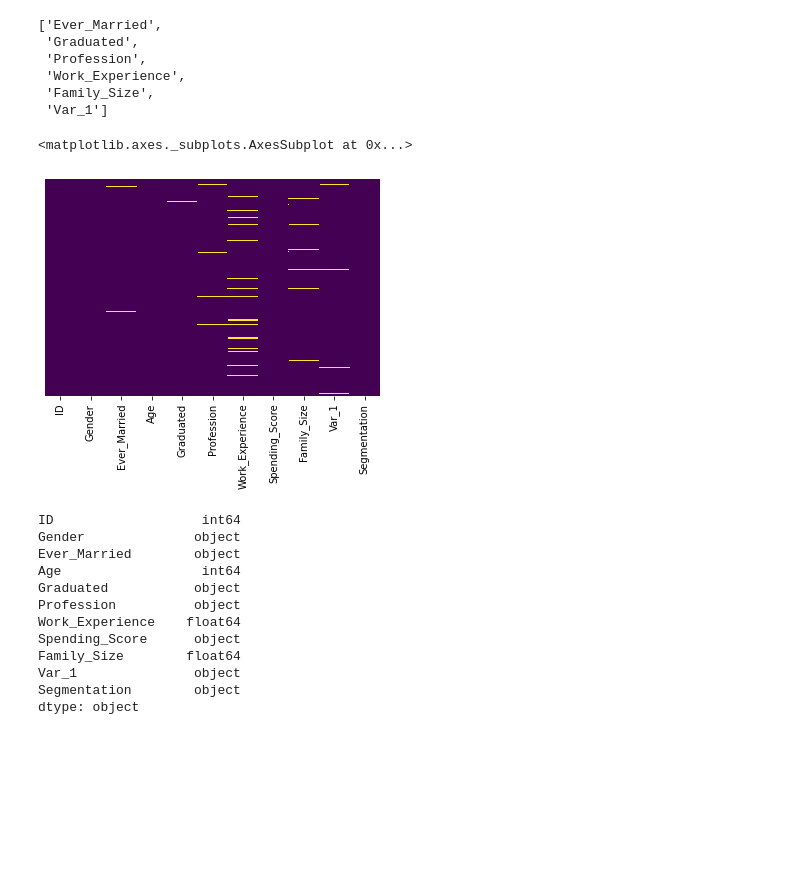
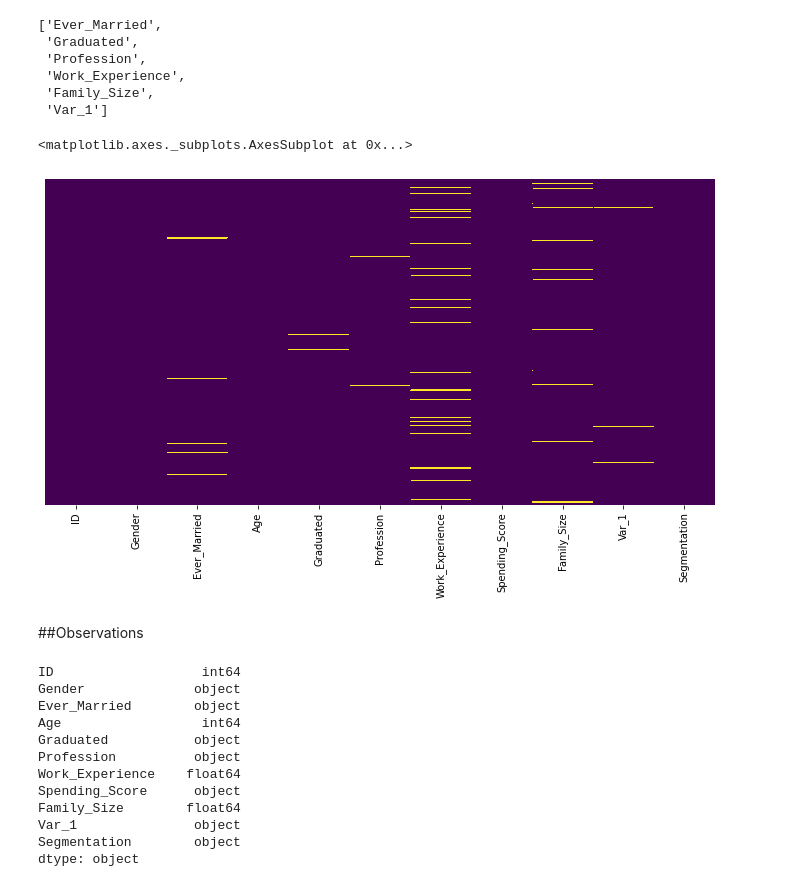
Before and after one commit to Misudhari/Market-Segmentation, a Jupyter notebook: Market_Segmentation_EDA.ipynb, the cells around one changed output. Drawn from its saved outputs; the diff is of its cells as text; code cells hidden in the pictures; blank space fills up the shorter version.

```diff
--- a/Market_Segmentation_EDA.ipynb
+++ b/Market_Segmentation_EDA.ipynb
@@ -117,10 +117,14 @@ Var_1 - 76
  'Family_Size',
  'Var_1']
 # %%
+import matplotlib
+matplotlib.rcParams['figure.figsize'] = (12,6)
 sns.heatmap(df.isnull(), yticklabels=False, cbar = False, cmap = 'viridis')
 # %% [output]
 <matplotlib.axes._subplots.AxesSubplot at 0x...>
-[figure, old version]
+[figure, new version]
+# %% [markdown]
+##Observations
 # %%
 # pd.merge is used to combine 2 dataframes. Also joins can be used in this function.
 df.dtypes
```
Also changed, not shown: parts of 12 cells of this notebook.
